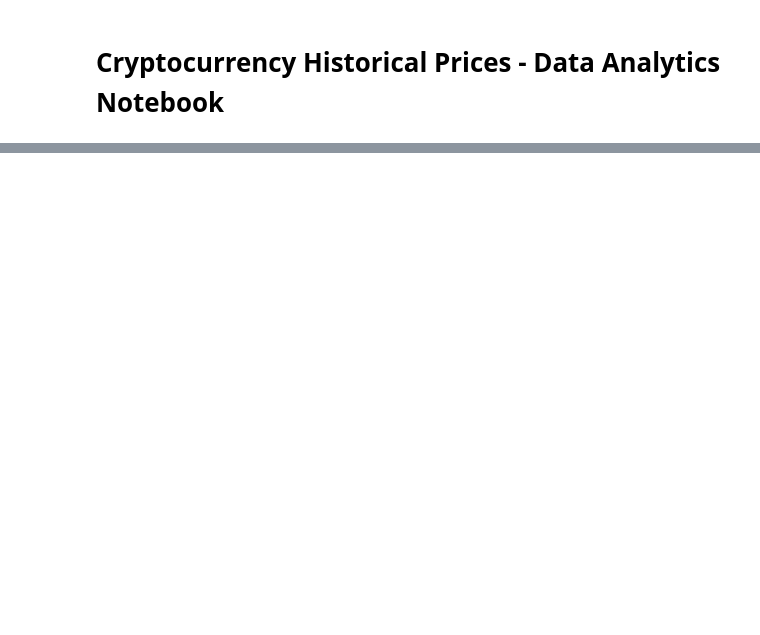
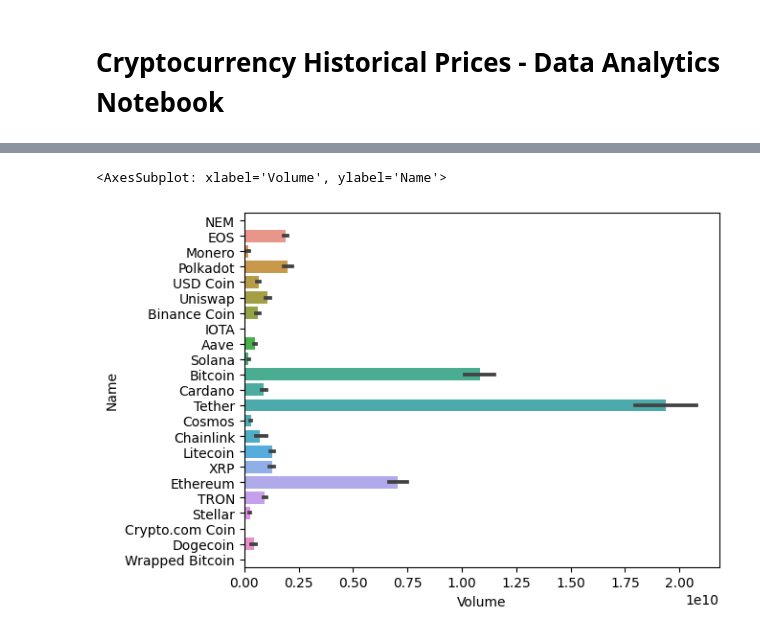
Before and after one commit to crypt0kitik/Introduction-to-Data-Analytics, a Jupyter notebook: Homework sets/SET 2/Cryptocurrency Historical Prices /Data Analytics Notebook Crypto.ipynb, the cells around one changed output, grey strips where cells are left out. Cells and saved outputs as stored; diff of their text form; code cells hidden in the pictures; blank space fills up the shorter version.

```diff
--- a/Homework sets/SET 2/Cryptocurrency Historical Prices /Data Analytics Notebook Crypto.ipynb
+++ b/Homework sets/SET 2/Cryptocurrency Historical Prices /Data Analytics Notebook Crypto.ipynb
@@ -77,0 +112,15 @@ df
+# %%
+# we can see that Date column
+# has a default time, we can delete it
+# date to year-month-day (int)
+df['Date'] = df['Date'].str.slice(0, 10)
+# %%
+# actually, we can split Date column to smaller pieces
+# probably, we could see correlations
+# between days, months and years
+# we make rows in colums as int
+df["Year"] = df['Date'].str.slice(0, 4).astype(int)
+df["Month"] = df['Date'].str.slice(5, 7).astype(int)
+df["Day"] = df['Date'].str.slice(8, 10).astype(int)
+df = df.drop('Date', axis=1)
+df
@@ -77,0 +141,17 @@ df
+# %%
+# How did the historical prices / market capitalizations of various currencies change over time?
+# Predicting the future price of the currencies
+# Which currencies are more volatile and which ones are more stable?
+# How does the price fluctuations of currencies correlate with each other?
+# Seasonal trend in the price fluctuations
+
+# we could see that Bitcoin, Tether and Etherum
+# have the biggest volume on the market during 8 years
+# Is High Trading Volume Good In Crypto? Not always.
+# High volume does often indicate more market interest in a coin
+# and its potential appreciation in value, but it can also mark the beginning
+# (or a peak) of a bear market as more people sell off in anticipation of prices going down
+sns.barplot(x='Volume', y='Name', data=df)
+# %% [output]
+<AxesSubplot: xlabel='Volume', ylabel='Name'>
+[figure, added]
```
Also changed, not shown: parts of 6 cells of this notebook, 1 other file.
